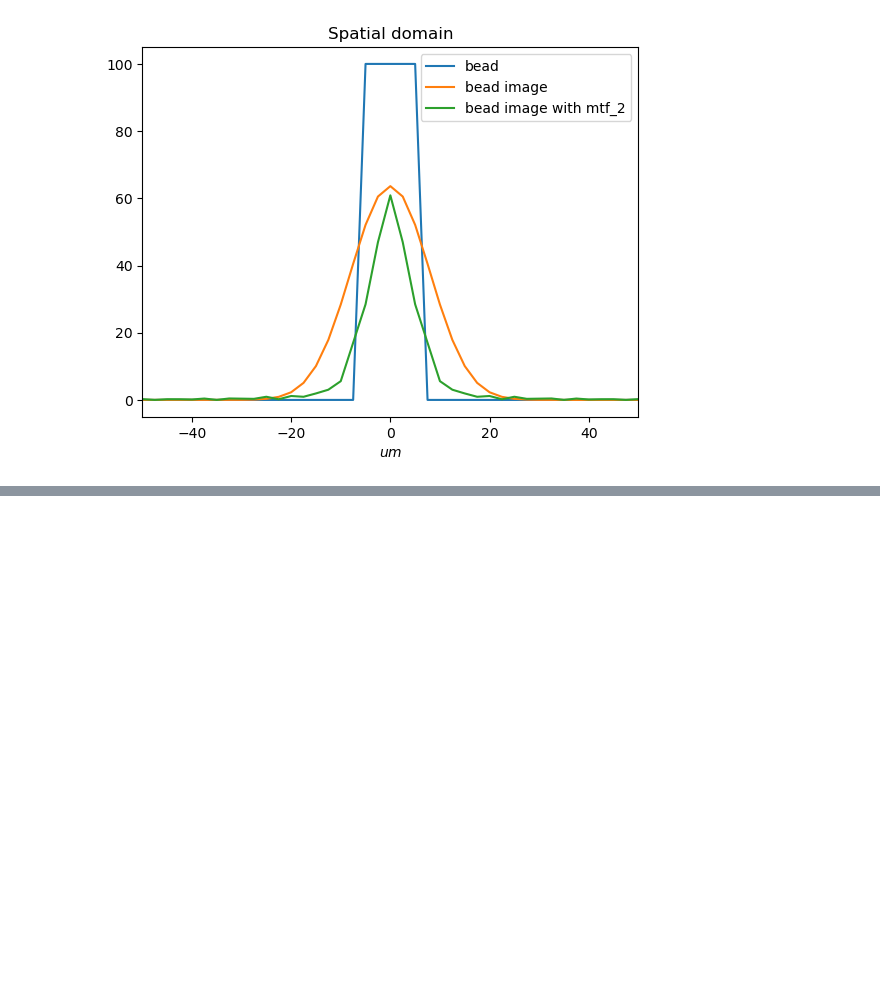
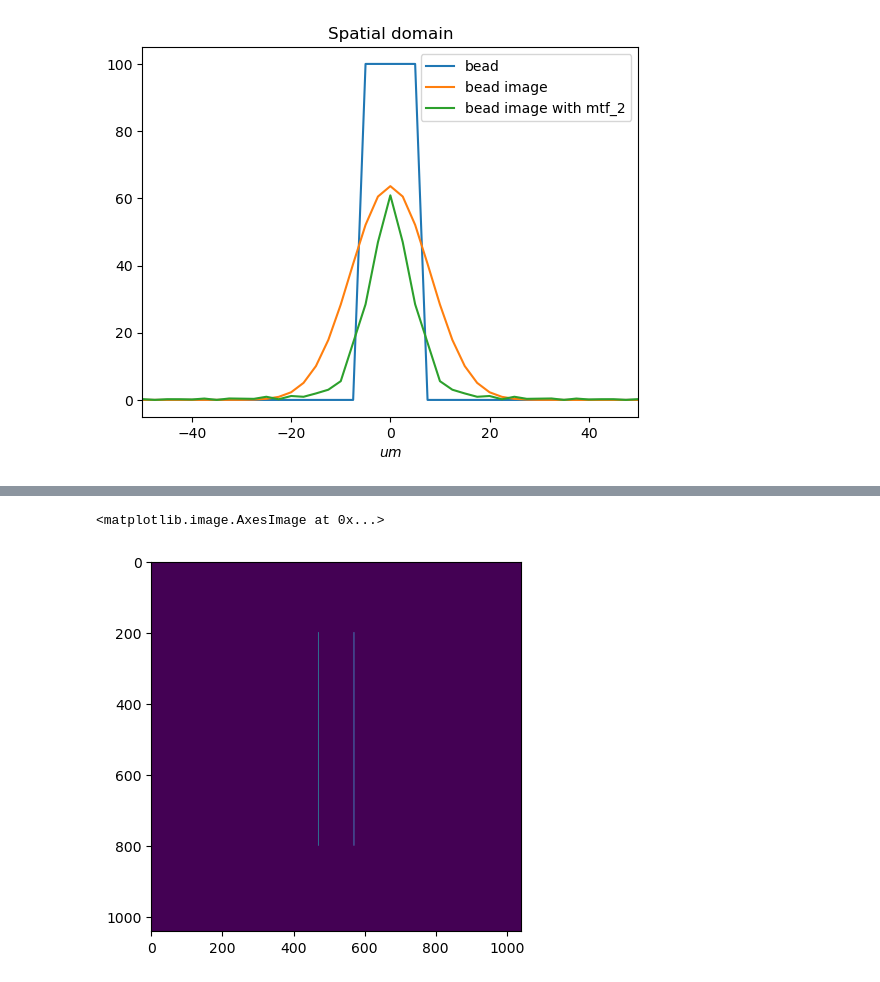
Before and after one commit to kwokkenton/optea, a Jupyter notebook: bead/bead-model.ipynb, the cells around one changed output, grey strips where cells are left out. Saved outputs shown, nothing was run; the diff lists cells and outputs as text; code cells hidden in the pictures; blank space fills up the shorter version.

```diff
--- a/bead/bead-model.ipynb
+++ b/bead/bead-model.ipynb
@@ -149,0 +137,5 @@ array([780, 779, 779, 779, 779, 779, 778, 778, 777, 776, 776, 775, 774,
+# %%
+plt.imshow(np.abs(fftshift(fft(slice), 1)))
+# %% [output]
+<matplotlib.image.AxesImage at 0x...>
+[figure, added]
```
Also changed, not shown: parts of 19 cells of this notebook, 1 other file.
